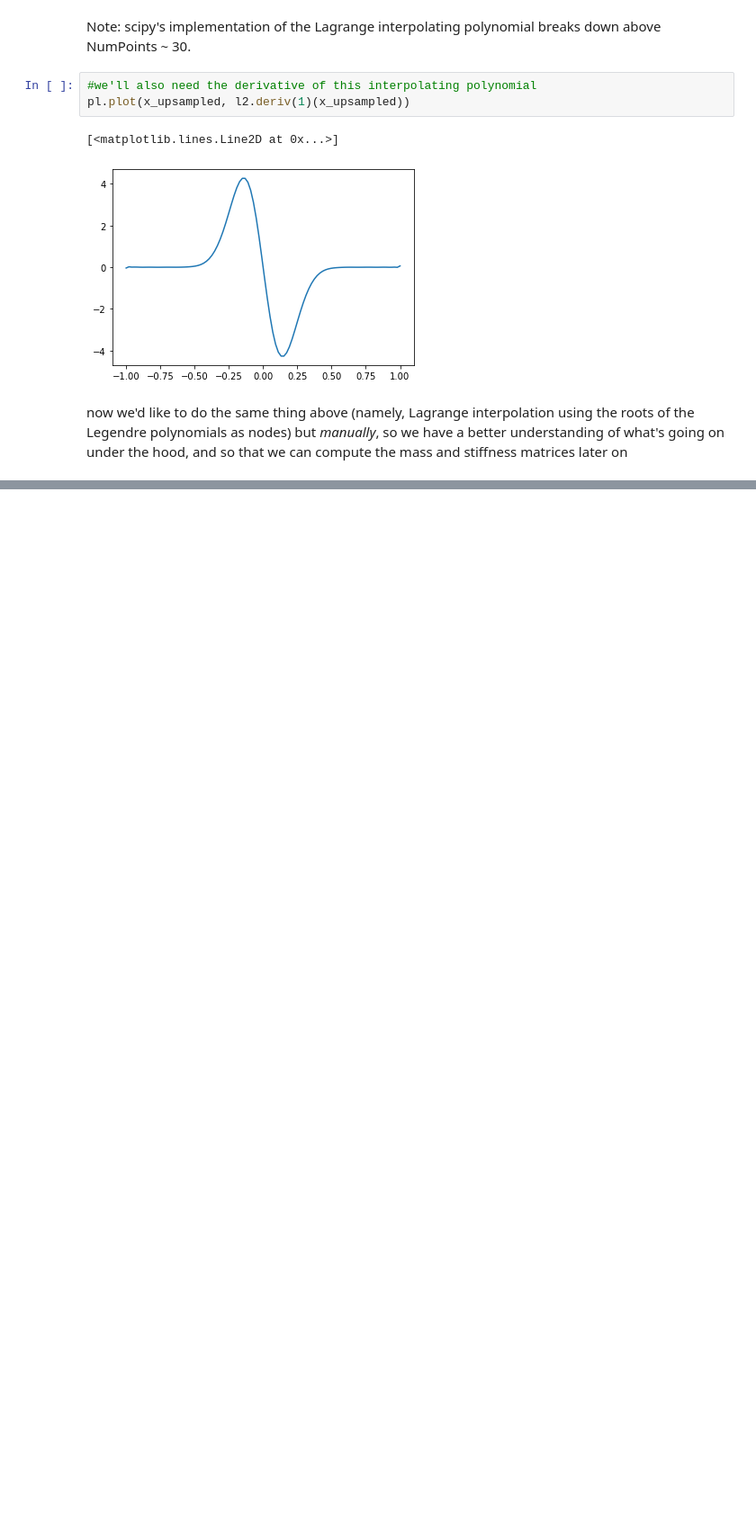
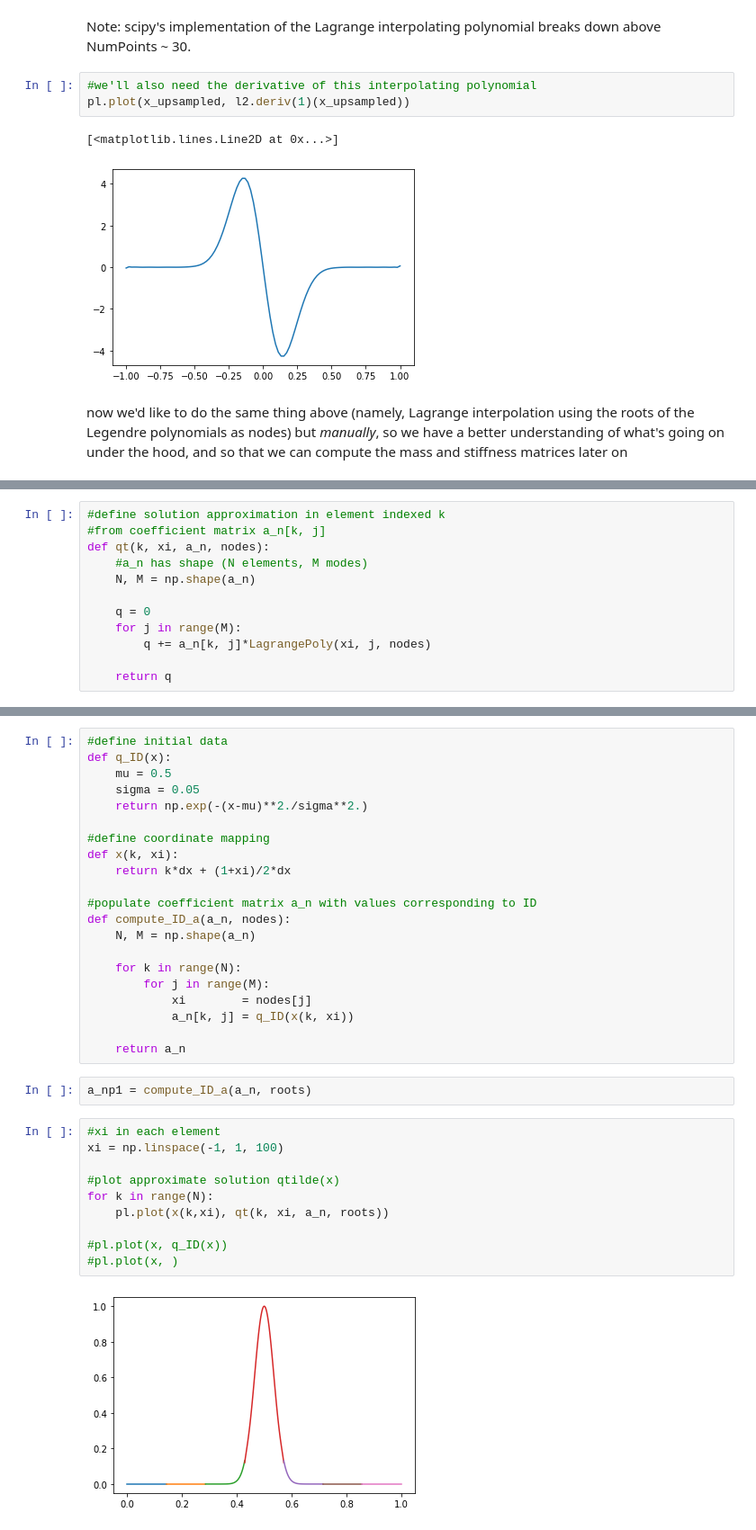
Before and after one commit to aapandy2/dg_tutorial, a Jupyter notebook: DG_lagrange.ipynb, the cells around one changed output, grey strips where cells are left out. Shown at 90% size. Cells and saved outputs as stored; diff of their text form; blank space fills up the shorter version.

```diff
--- a/DG_lagrange.ipynb
+++ b/DG_lagrange.ipynb
@@ -142,3 +129,14 @@ def Kij(nodes):
 
     return K
 # %%
+#define solution approximation in element indexed k
+#from coefficient matrix a_n[k, j]
+def qt(k, xi, a_n, nodes):
+    #a_n has shape (N elements, M modes)
+    N, M = np.shape(a_n)
+
+    q = 0
+    for j in range(M):
+        q += a_n[k, j]*LagrangePoly(xi, j, nodes)
+
+    return q
@@ -162,0 +174,35 @@ array([[-1.26729813, -0.41030002,  0.12298025, -0.05864862,  0.0351529 ,
+# %%
+#define initial data
+def q_ID(x):
+    mu = 0.5
+    sigma = 0.05
+    return np.exp(-(x-mu)**2./sigma**2.)
+
+#define coordinate mapping
+def x(k, xi):
+    return k*dx + (1+xi)/2*dx
+
+#populate coefficient matrix a_n with values corresponding to ID
+def compute_ID_a(a_n, nodes):
+    N, M = np.shape(a_n)
+
+    for k in range(N):
+        for j in range(M):
+            xi        = nodes[j]
+            a_n[k, j] = q_ID(x(k, xi))
+
+    return a_n
+# %%
+a_np1 = compute_ID_a(a_n, roots)
+# %%
+#xi in each element
+xi = np.linspace(-1, 1, 100)
+
+#plot approximate solution qtilde(x)
+for k in range(N):
+    pl.plot(x(k,xi), qt(k, xi, a_n, roots))
+
+#pl.plot(x, q_ID(x))
+#pl.plot(x, )
+# %% [output]
+[figure, added]
```
Also changed, not shown: parts of 5 cells of this notebook.
